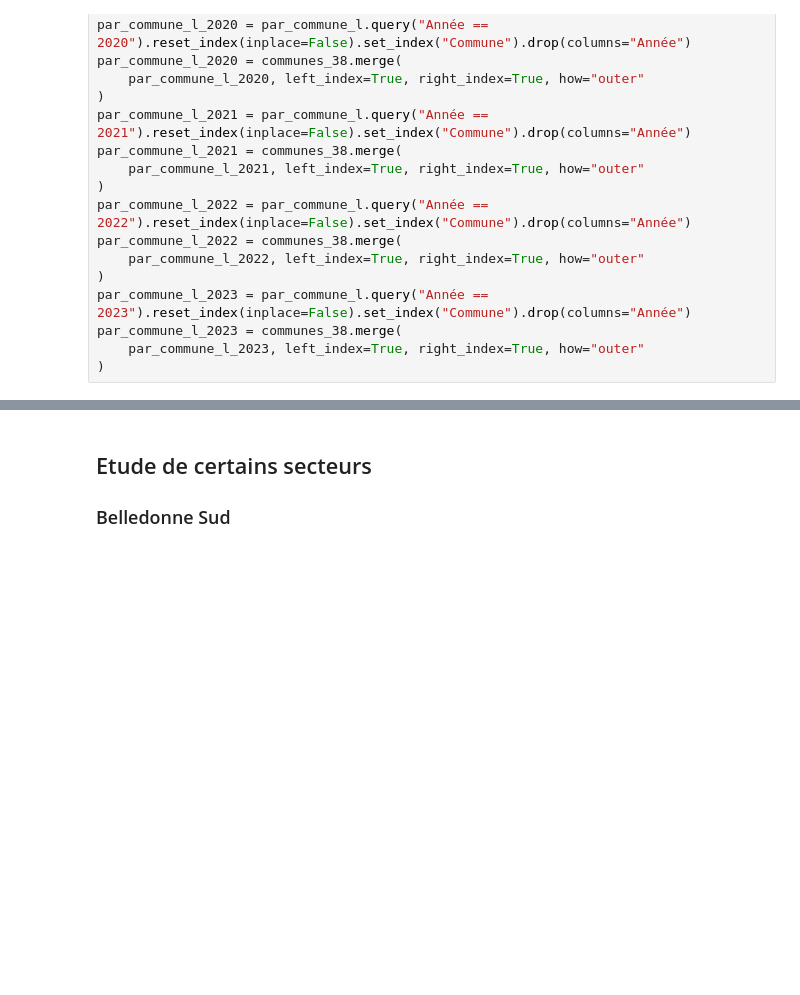
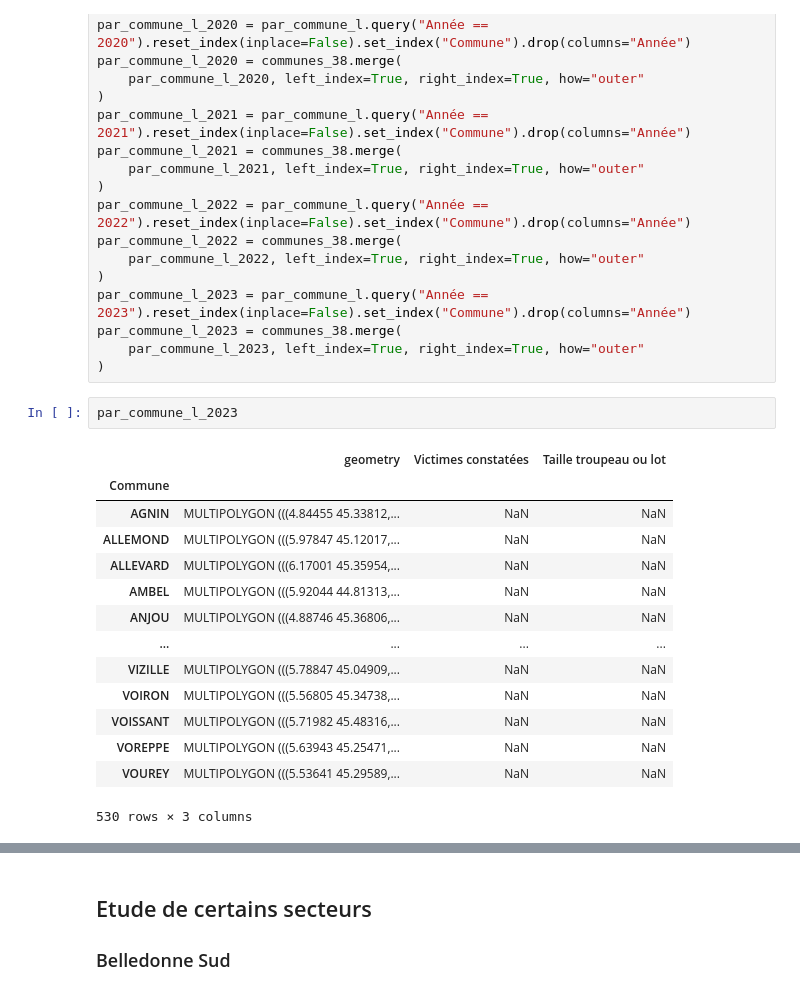
Before and after one commit to dthonon/pna_loup_suivi, a Jupyter notebook: notebook/Analyse-38.ipynb, the cells around one changed output, grey strips where cells are left out. Drawn from its saved outputs; the diff is of its cells as text; blank space fills up the shorter version.

```diff
--- a/notebook/Analyse-38.ipynb
+++ b/notebook/Analyse-38.ipynb
@@ -360,6 +432,23 @@ par_commune_l_2023 = par_commune_l.query("Année == 2023").reset_index(inplace=F
 par_commune_l_2023 = communes_38.merge(
     par_commune_l_2023, left_index=True, right_index=True, how="outer"
 )
+# %%
+par_commune_l_2023
+# %% [output]
+|  | geometry | Victimes constatées | Taille troupeau ou lot |
+| Commune |  |  |  |
+| AGNIN | MULTIPOLYGON (((4.84455 45.33812,... | NaN | NaN |
+| ALLEMOND | MULTIPOLYGON (((5.97847 45.12017,... | NaN | NaN |
+| ALLEVARD | MULTIPOLYGON (((6.17001 45.35954,... | NaN | NaN |
+| AMBEL | MULTIPOLYGON (((5.92044 44.81313,... | NaN | NaN |
+| ANJOU | MULTIPOLYGON (((4.88746 45.36806,... | NaN | NaN |
+| ... | ... | ... | ... |
+| VIZILLE | MULTIPOLYGON (((5.78847 45.04909,... | NaN | NaN |
+| VOIRON | MULTIPOLYGON (((5.56805 45.34738,... | NaN | NaN |
+| VOISSANT | MULTIPOLYGON (((5.71982 45.48316,... | NaN | NaN |
+| VOREPPE | MULTIPOLYGON (((5.63943 45.25471,... | NaN | NaN |
+| VOUREY | MULTIPOLYGON (((5.53641 45.29589,... | NaN | NaN |
+530 rows × 3 columns
 # %%
 fig, axs = plt.subplots(4, 2, figsize=(15,30 ));
 axs[0, 0].set_axis_off()
```
Also changed, not shown: parts of 15 cells of this notebook.
